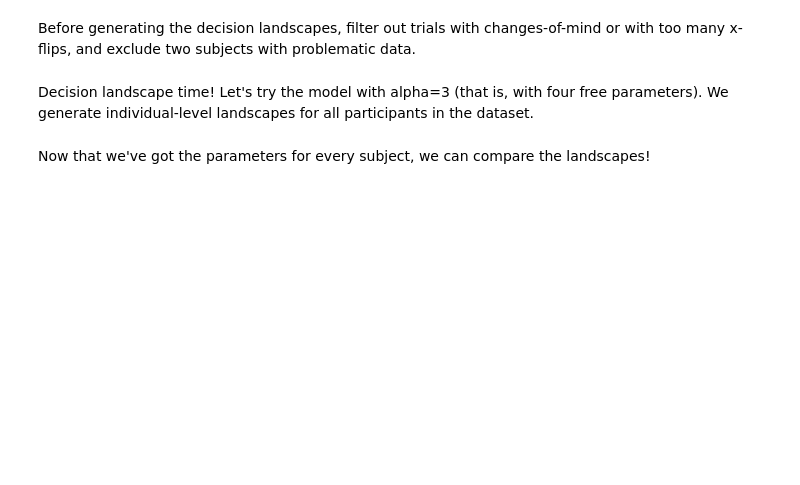
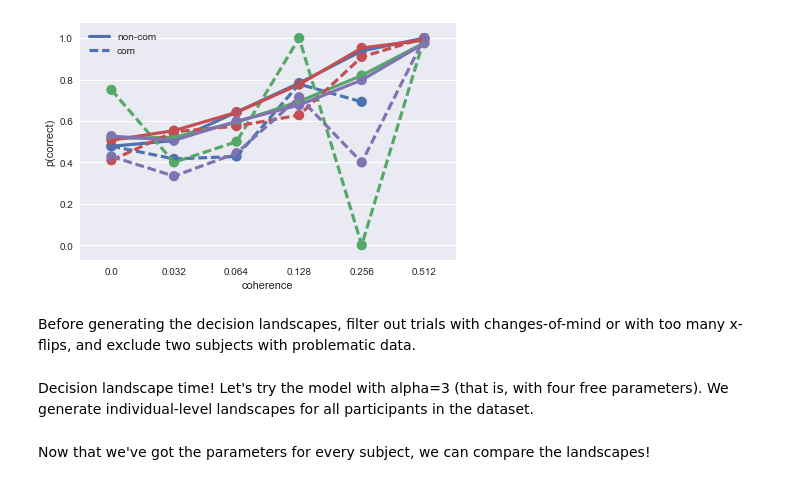
Before and after one commit to cherepaha/eyehandrdk, a Jupyter notebook: eye_hand_lag.ipynb, the cells around one changed output. Saved outputs shown, nothing was run; the diff lists cells and outputs as text; code cells hidden in the pictures; blank space fills up the shorter version.

```diff
--- a/eye_hand_lag.ipynb
+++ b/eye_hand_lag.ipynb
@@ -25,3 +36,13 @@ data.set_index(['subj_id', 'trial_no'], inplace=True, drop=True)
+# %%
+def plot_com_accuracy_individual(choices):
+    colors = ['C0', 'C1', 'C2', 'C3']
+    for i, subj_id in enumerate(choices.subj_id.unique()):
+        ax = plot_com_accuracy(choices.loc[subj_id], color=colors[i])
+    plt.savefig('figures/psychometric_function_wave_1_individual.png')
+
+plot_com_accuracy_individual(choices)
+# %% [output]
+[figure, added]
 # %% [markdown]
 Before generating the decision landscapes, filter out trials with changes-of-mind or with too many x-flips, and exclude two subjects with problematic data.
 # %%
```
Also changed, not shown: parts of 8 cells of this notebook, 4 other files.
